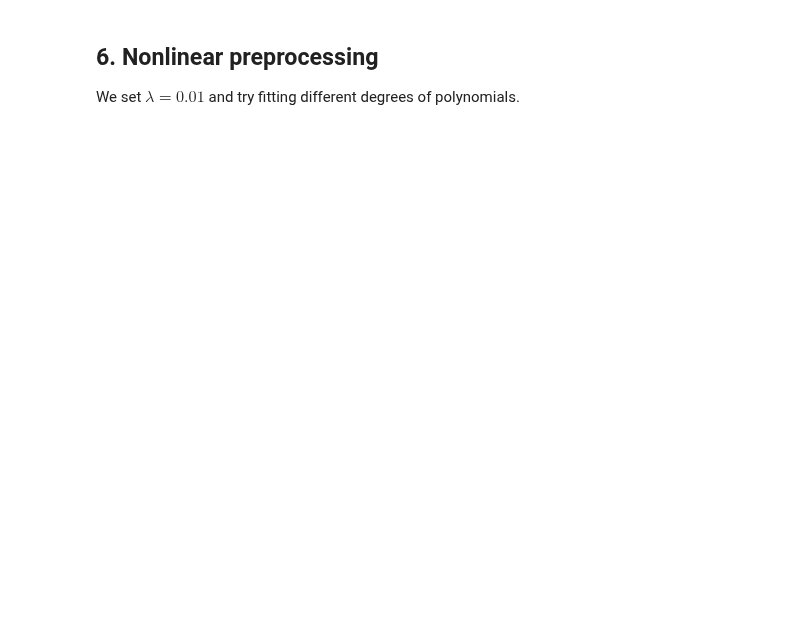
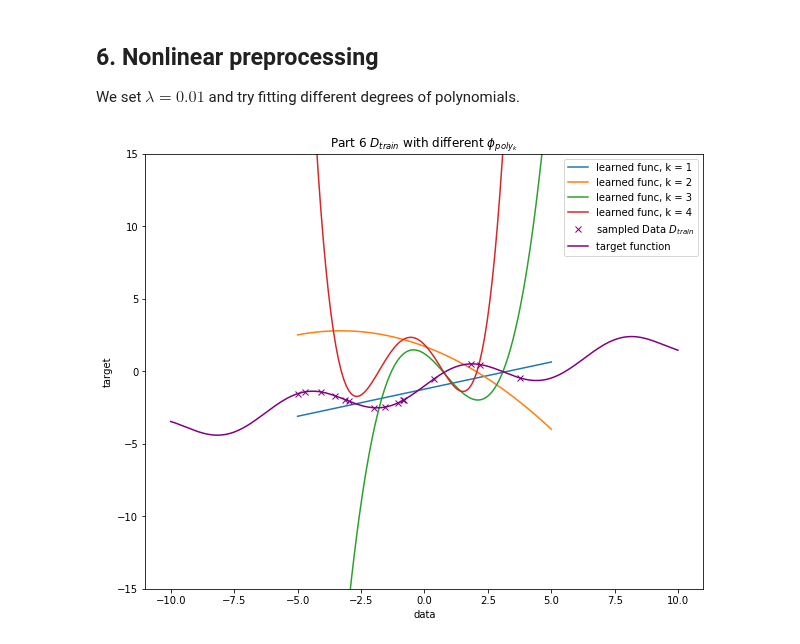
Before and after one commit to violetguos/ift6390, a Jupyter notebook: Homework 2/Practical.ipynb, the cells around one changed output. Drawn from its saved outputs; the diff is of its cells as text; code cells hidden in the pictures; blank space fills up the shorter version.

```diff
--- a/Homework 2/Practical.ipynb
+++ b/Homework 2/Practical.ipynb
@@ -178,6 +175,95 @@ plt.show()
 ## 6. Nonlinear preprocessing
 
 We set $\lambda = 0.01$ and try fitting different degrees of polynomials.
+# %%
+# Define step size and number of steps for each degree
+kDegreeArr = [1, 2, 3, 4]
+stepsizeArr = [0.01, 0.001, 0.00000001, 0.00000001]
+numStepArr = [400, 40000, 40000, 40000]
+
+plt.rcParams['figure.figsize'] = [10, 8]
+plt.ylim(top = 15, bottom=-15)
+
+lossArr_train = []
+lossArr_test = []
+learned_param = []
+
+np.random.seed(1)
+
+# Function to do a mapping from a 1d X.
+def to_map(input_data, k):
+    if k == 1: # Do nothing
+        return input_data
+    to_map = [input_data]
+    for i in range(2, k+1):
+        raised = np.power(input_data, i)
+        to_map.append(raised)
+    dataK = np.column_stack(to_map)[0]
+    return dataK
+
+for k in kDegreeArr:
+    # Initialize weights and bias randomly according to degree
+    weight = np.random.rand(k)
+    bias = np.random.rand(k)
+
+    # Get a mapping of the training data
+    dataDM = []
+    for data in dataDn[0]:
+        dataDM.append(to_map(data, k))
+    dataDM = np.array(dataDM)
+
+    # Get a mapping of the dummy data (to make plot smooth)
+    dataK = np.array(np.linspace(-5, 5, 100))
+    dataKn = [dataK , hX(dataK)]
+    dataKM = []
+    for data in dataK:
+        dataKM.append(to_map(data, k))
+    dataKM = np.array(dataKM)
+
+    # Get a mapping of the targets
+    targetsM = []
+    for target in dataDn[1]:
+        targetsM.append(to_map(target, k))
+    targetsM = np.array(targetsM)
+
+    # Do the descent
+    regGD = gradDescent(weightedDecay = 0.01,
+                        stepSize = stepsizeArr[kDegreeArr.index(k)],
+                        numberSteps= numStepArr[kDegreeArr.index(k)])
+    regGDParam = regGD.regression_gradient(weight, bias, dataDM, targetsM)
+    learned_param.append([regGDParam[0], regGDParam[1]])
+
+    # Define the function using the learned parameters
+    learnedFunc, learnedFunc_plot = [], []
+    for i, point in enumerate(dataDM):
+        learnedFunc.append(np.dot(regGDParam[0], point) + regGDParam[1])
+    learnedFunc = np.array(learnedFunc)
+    learnedFunc = np.sum(learnedFunc, axis = 1)
+
+    # Define a function with dummy data and learned parameters, for a smooth plot
+    #dataK = np.array(np.linspace(-10, 10, 100))
+    for point in dataKM:
+        learnedFunc_plot.append(np.dot(regGDParam[0], point) + regGDParam[1])
+    learnedFunc_plot = np.array(learnedFunc_plot)
+    learnedFunc_plot = np.sum(learnedFunc_plot, axis = 1)
+    plt.plot(dataK, learnedFunc_plot, label = "learned func, k = {}".format(k))
+    #plt.scatter(dataDn[0], learnedFunc, label = "learned func, k = {}".format(k))
+
+    # Calculate training error (for next part)
+    loss = np.mean((learnedFunc - dataDn[1])**2)
+    lossArr_train.append(loss)
+
+# Do the rest of the plot
+xvals = np.arange(-10, 10, 0.01)
+plt.plot(dataDn[0], dataDn[1], 'x', label="sampled Data $D_{train}$", color="purple")
+plt.plot(xvals, hX(xvals), label = "target function", color="purple")
+plt.xlabel("data")
+plt.ylabel("target")
+plt.title("Part 6 $D_{train}$ with different $\phi_{{poly}_k}$")
+plt.legend(loc='best')
+plt.show()
+# %% [output]
+[figure, added]
 # %% [markdown]
 ## 7. Increasing $l$
 
```
Also changed, not shown: parts of 13 cells of this notebook.
